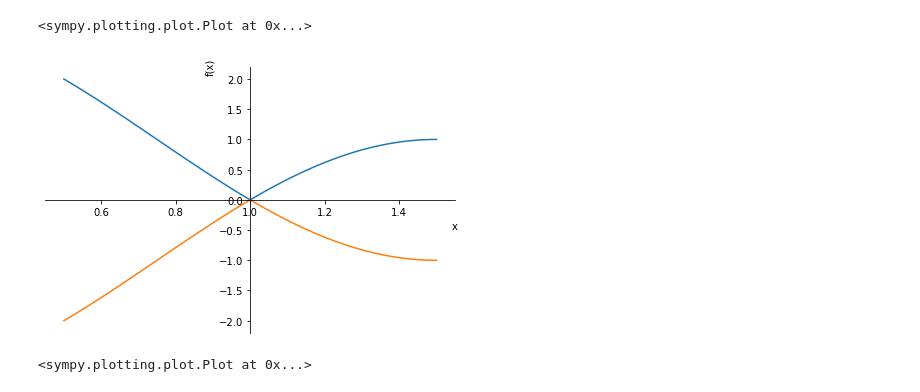
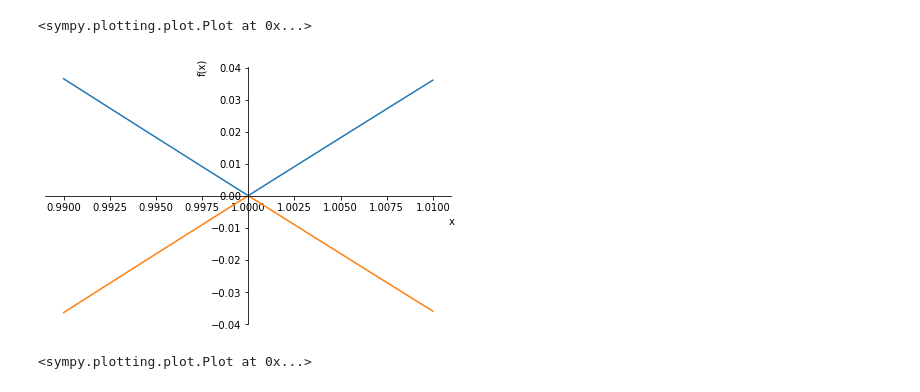
Before and after one commit to nabil-atlam/TB_Models_Library, a Jupyter notebook: graphene.ipynb, the cells around one changed output. Saved outputs shown, nothing was run; the diff lists cells and outputs as text; code cells hidden in the pictures.

```diff
--- a/graphene.ipynb
+++ b/graphene.ipynb
@@ -169,11 +171,11 @@ plot3d(E_conduction, E_valence,(p1, ranx[0], ranx[1]), (p2, rany[0], rany[1]))
 [figure]
 <sympy.plotting.plot.Plot at 0x...>
 # %%
-# DIRAC POINT: The model describes a Dirac semimetal
+# DIRAC POINT: The model describes a Dirac semimetal (Linear Dispersion)
 x = symbols('x')
 E_conduction = E_conduction.subs(p1, 2 * pi * x/3).subs(p2, -2 * pi * x/3)
 E_valence = E_valence.subs(p1, 2 * pi * x/3).subs(p2, -2 * pi * x/3)
-plot(E_conduction, E_valence, (x, 0.5, 1.5))
+plot(E_conduction, E_valence, (x, 0.99, 1.01))
 # %% [output]
-[figure, old version]
+[figure, new version]
 <sympy.plotting.plot.Plot at 0x...>
```
Also changed, not shown: parts of 2 cells of this notebook.
